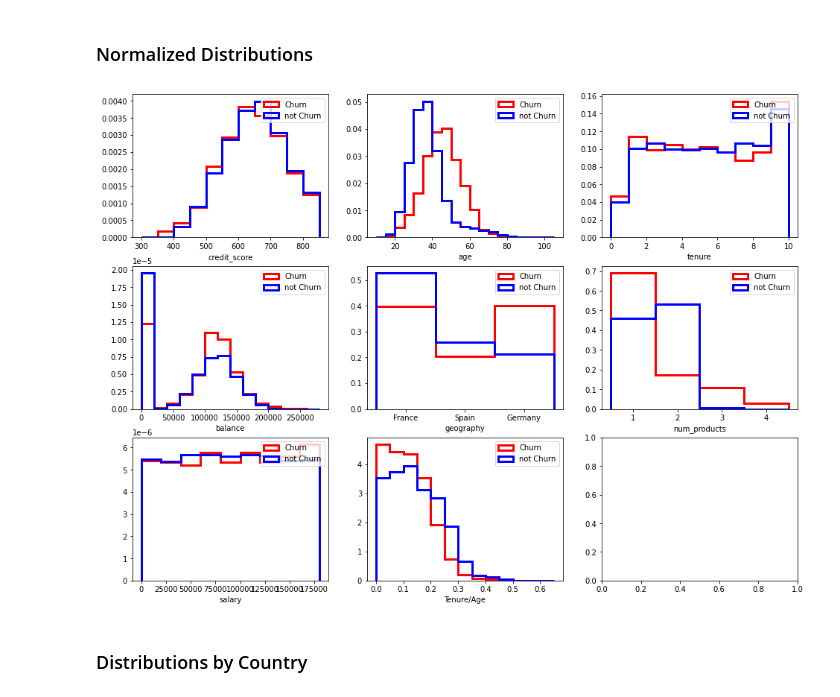
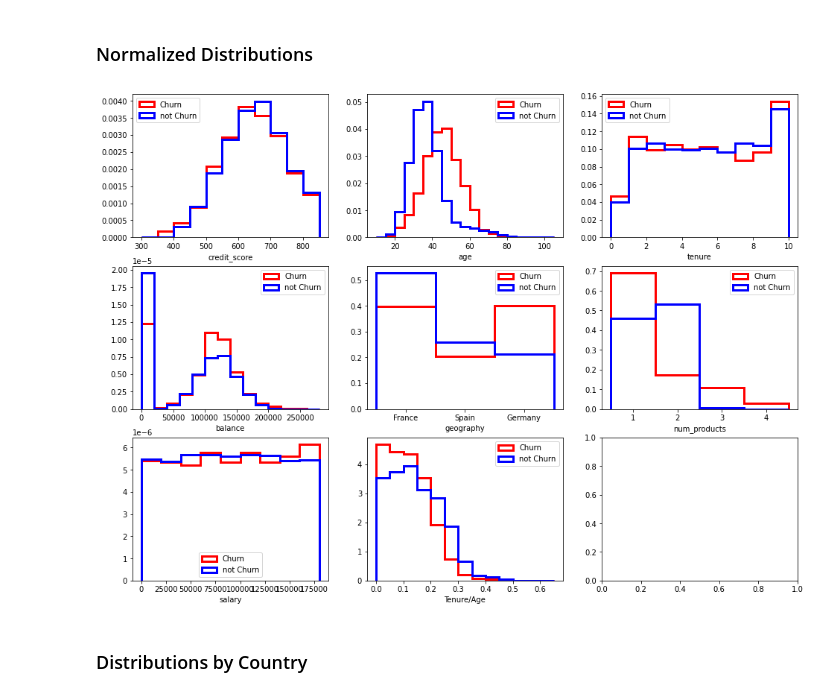
Before and after one commit to gcsantucci/churn_TopBank, a Jupyter notebook: churn_analysis.ipynb, the cells around one changed output. Saved outputs shown, nothing was run; the diff lists cells and outputs as text; code cells hidden in the pictures.

```diff
--- a/churn_analysis.ipynb
+++ b/churn_analysis.ipynb
@@ -772,19 +788,23 @@ plt.show()
 # %%
 fig, ax = plt.subplots(nrows=3, ncols=3, figsize=(16, 12))
 
 normed = True
 for iax, col, ibin in zip(ax.ravel(), cols, bins):
     plot_hist(iax, df4, col, ibin, normed, mask=mask)
 
+ax[0, 0].legend(loc='upper left')
+ax[0, 2].legend(loc='upper left')
+ax[2, 0].legend(loc='lower center')
 ibin = np.arange(0, 0.7, 0.05)
 ax[2, 1].hist(df4.tenure[mask] / df4.age[mask], **hargs(bins=ibin, normed=normed))
 ax[2, 1].hist(df4.tenure[~mask] / df4.age[~mask], **hargs(bins=ibin, normed=normed, c='b', label='not Churn'))
 ax[2, 1].set_xlabel('Tenure/Age')
 ax[2, 1].legend()
 
+plt.savefig('images/normed_distributions.png')
 plt.show()
 # %% [output]
-[figure, old version]
+[figure, new version]
 # %% [markdown]
 ### Distributions by Country
 # %%
```
Also changed, not shown: parts of 74 cells of this notebook, 7 other files.
